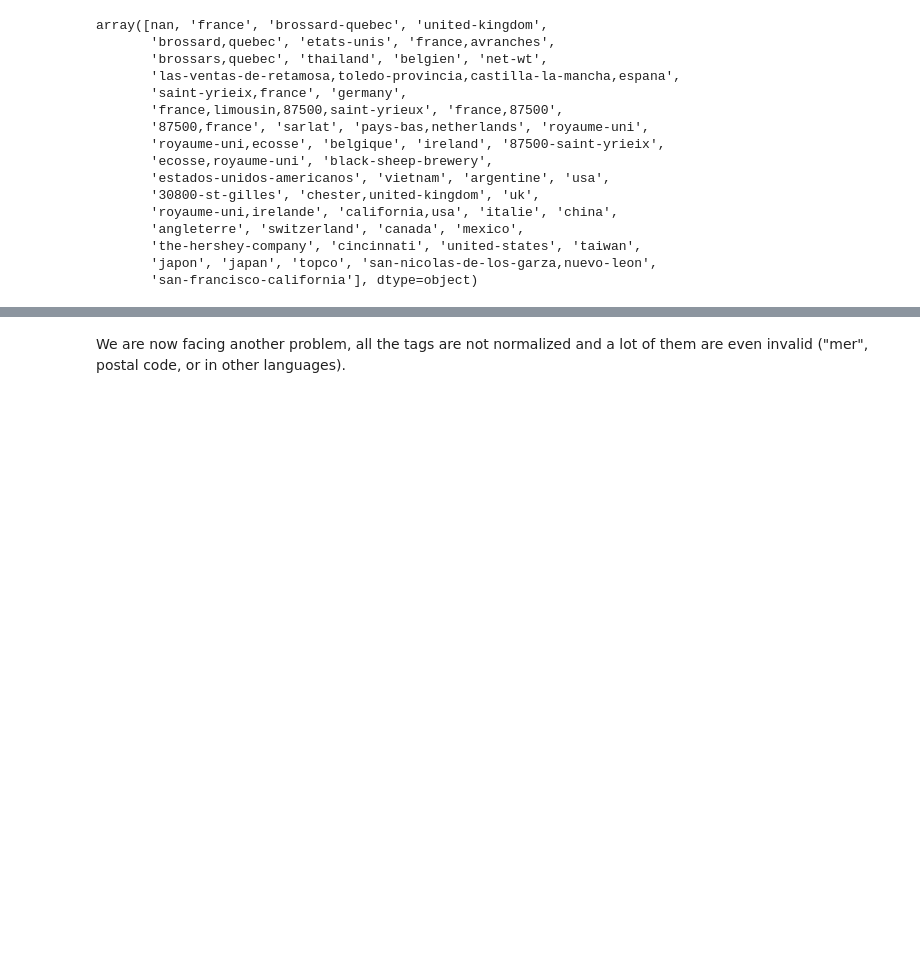
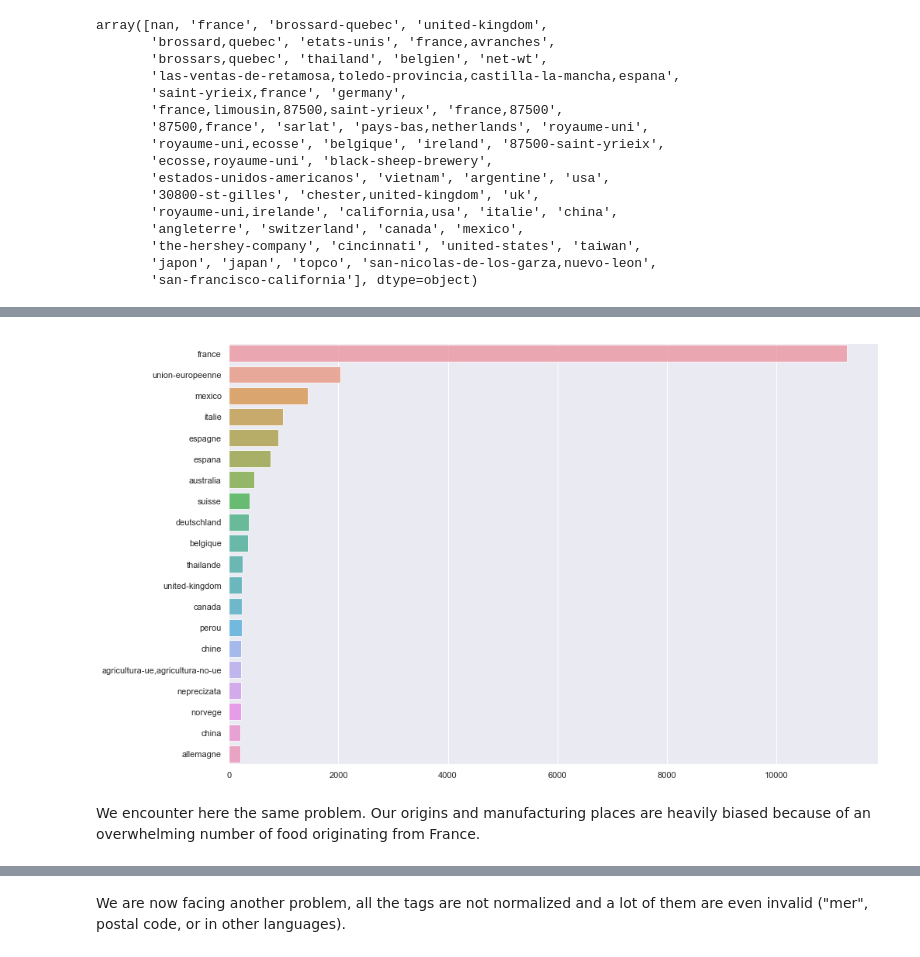
Before and after one commit to coiL10/AdamanTeam, a Jupyter notebook: milestone2.ipynb, the cells around one changed output, grey strips where cells are left out. Drawn from its saved outputs; the diff is of its cells as text; code cells hidden in the pictures; blank space fills up the shorter version.

```diff
--- a/milestone2.ipynb
+++ b/milestone2.ipynb
@@ -160,6 +200,12 @@ array([nan, 'france', 'quebec', 'quebec,canada', 'united-kingdom',
        'scotland', 'royaume-uni,west-sussex', 'malaisie',
        'washington,usa', 'e-u-a', 'etats-unis', 'californie,etats-unis',
        'new-zealand', 'sicile,italie', 'indetermine'], dtype=object)
+# %%
+print_dis(selected_data.origins_tags)
+# %% [output]
+[figure, added]
+# %% [markdown]
+We encounter here the same problem. Our origins and manufacturing places are heavily biased because of an overwhelming number of food originating from France.
 # %%
 a = selected_data['origins_tags'].dropna(how='all') #TODO chercher en lowercase pour trouver aussi avec minuscules
 a[a.str.contains('suisse')].head()
```
Also changed, not shown: parts of 17 cells of this notebook.
